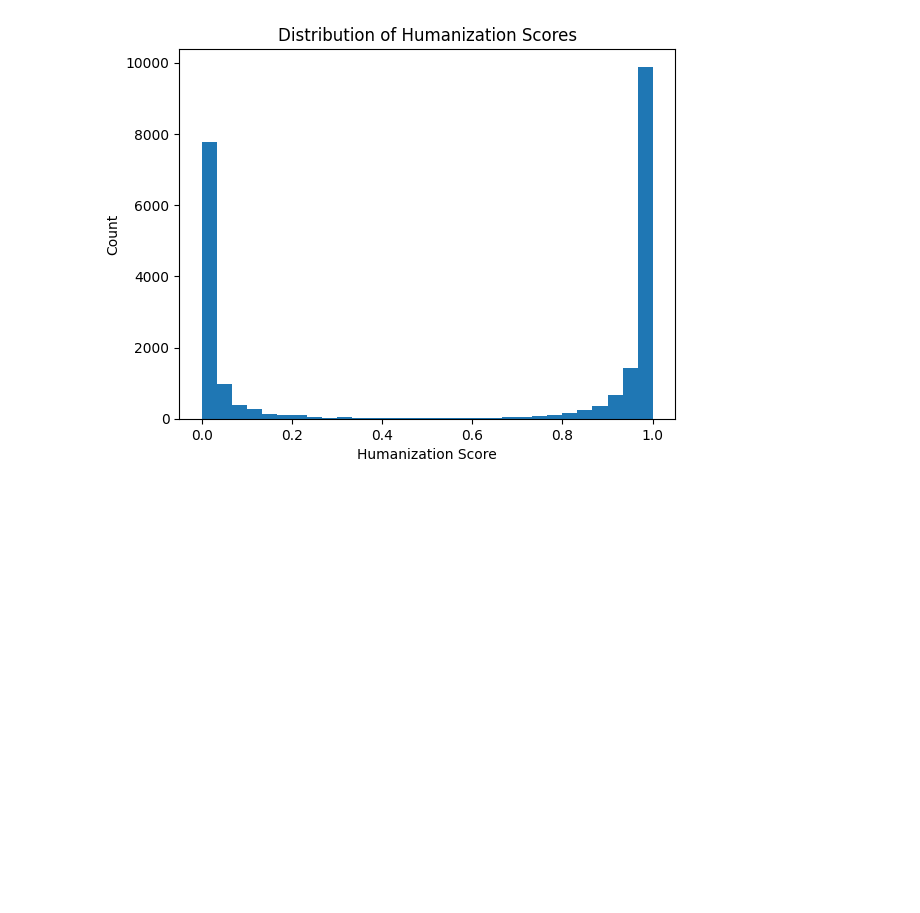
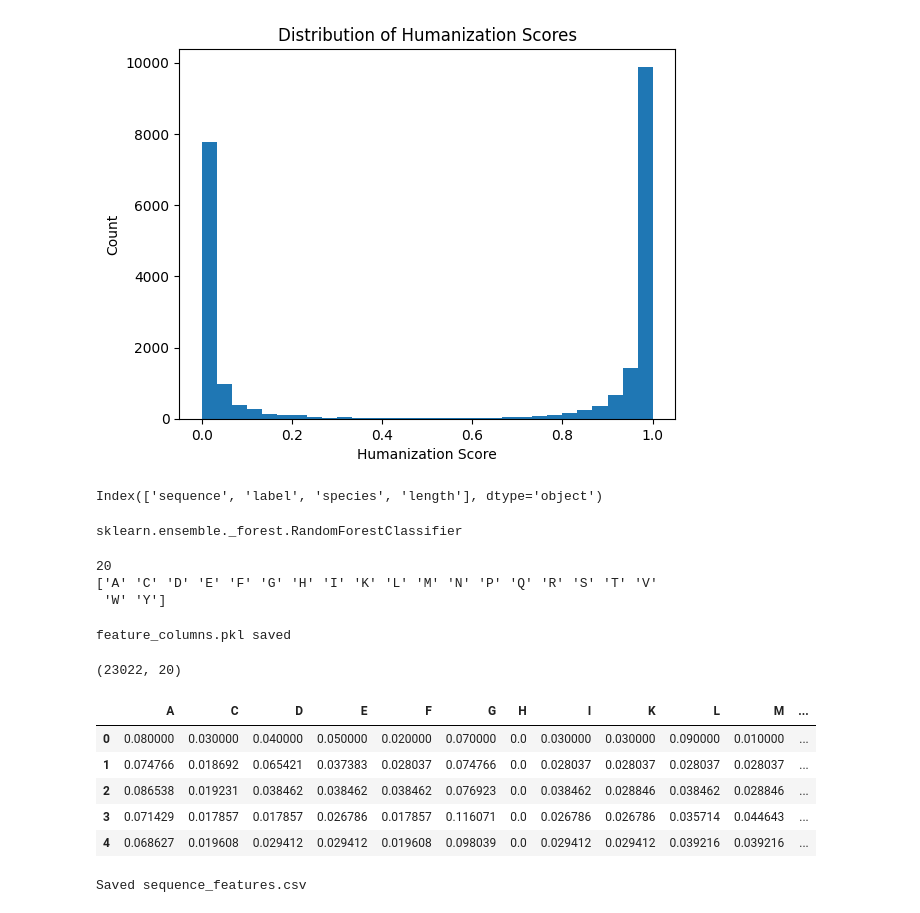
Before and after one commit to Shreshtha-11/Therapeutic-Antibody-Humanization-Prediction-and-Analysis, a Jupyter notebook: 01_Humanization_Classifier.ipynb, the cells around one changed output. Saved outputs shown, nothing was run; the diff lists cells and outputs as text; code cells hidden in the pictures; blank space fills up the shorter version.

```diff
--- a/01_Humanization_Classifier.ipynb
+++ b/01_Humanization_Classifier.ipynb
@@ -1188,3 +1188,11 @@ plt.title("Distribution of Humanization Scores")
 plt.show()
 # %% [output]
 [figure]
+# %%
+print(df.columns)
+# %% [output]
+Index(['sequence', 'label', 'species', 'length'], dtype='object')
+# %%
+type(model)
+# %% [output]
+sklearn.ensemble._forest.RandomForestClassifier
@@ -1190,0 +1201,58 @@ plt.show()
+# %%
+print(model.n_features_in_)
+
+if hasattr(model, "feature_names_in_"):
+    print(model.feature_names_in_)
+# %% [output]
+20
+['A' 'C' 'D' 'E' 'F' 'G' 'H' 'I' 'K' 'L' 'M' 'N' 'P' 'Q' 'R' 'S' 'T' 'V'
+ 'W' 'Y']
+# %%
+import pickle
+
+feature_columns = list(model.feature_names_in_)
+
+with open("feature_columns.pkl", "wb") as f:
+    pickle.dump(feature_columns, f)
+
+print("feature_columns.pkl saved")
+# %% [output]
+feature_columns.pkl saved
+# %%
+import pandas as pd
+
+amino_acids = list(model.feature_names_in_)
+
+def extract_features(seq):
+    seq = str(seq)
+
+    features = {}
+
+    for aa in amino_acids:
+        features[aa] = seq.count(aa) / len(seq)
+
+    return features
+
+X = pd.DataFrame(
+    df["sequence"].apply(extract_features).tolist()
+)
+
+print(X.shape)
+X.head()
+# %% [output]
+(23022, 20)
+|  | A | C | D | E | F | G | H | I | K | L | M | ... |
+| 0 | 0.080000 | 0.030000 | 0.040000 | 0.050000 | 0.020000 | 0.070000 | 0.0 | 0.030000 | 0.030000 | 0.090000 | 0.010000 | ... |
+| 1 | 0.074766 | 0.018692 | 0.065421 | 0.037383 | 0.028037 | 0.074766 | 0.0 | 0.028037 | 0.028037 | 0.028037 | 0.028037 | ... |
+| 2 | 0.086538 | 0.019231 | 0.038462 | 0.038462 | 0.038462 | 0.076923 | 0.0 | 0.038462 | 0.028846 | 0.038462 | 0.028846 | ... |
+| 3 | 0.071429 | 0.017857 | 0.017857 | 0.026786 | 0.017857 | 0.116071 | 0.0 | 0.026786 | 0.026786 | 0.035714 | 0.044643 | ... |
+| 4 | 0.068627 | 0.019608 | 0.029412 | 0.029412 | 0.019608 | 0.098039 | 0.0 | 0.029412 | 0.029412 | 0.039216 | 0.039216 | ... |
+# %%
+X.to_csv(
+    "sequence_features.csv",
+    index=False
+)
+
+print("Saved sequence_features.csv")
+# %% [output]
+Saved sequence_features.csv
```
Also changed, not shown: parts of 1 cell of this notebook.
